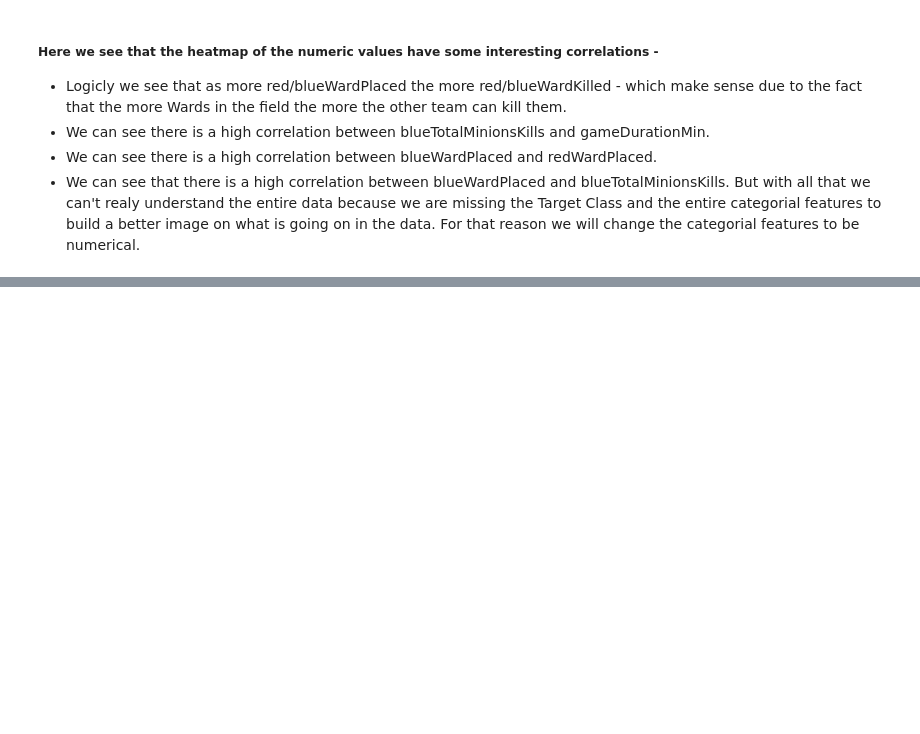
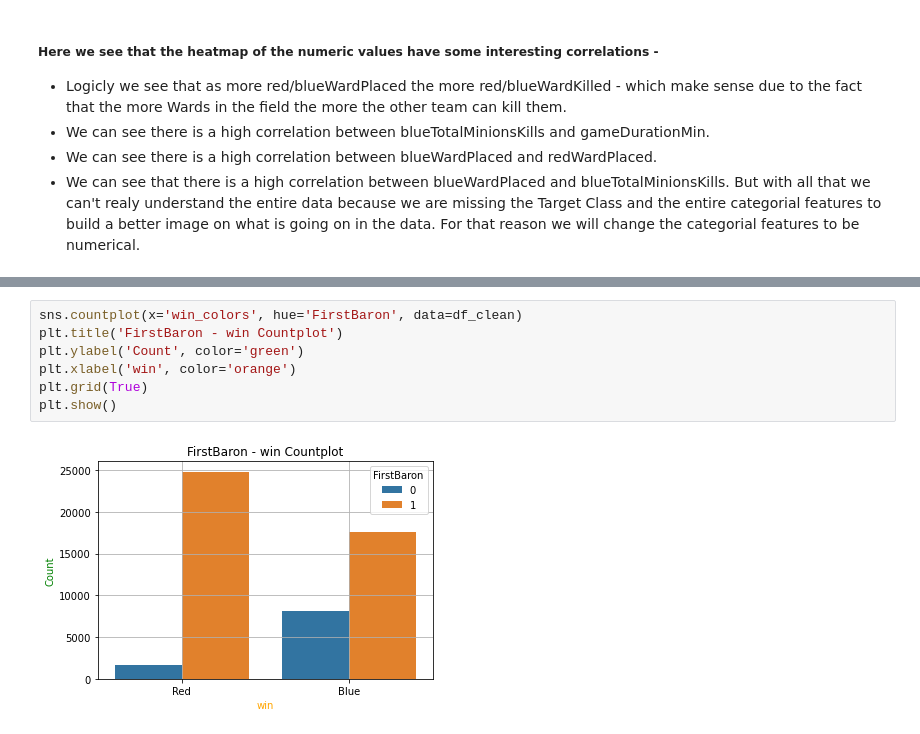
Before and after one commit to yalisofer94/Python-lol-prediction, a Jupyter notebook: lol_analysis1.ipynb, the cells around one changed output, grey strips where cells are left out. Drawn from its saved outputs; the diff is of its cells as text; blank space fills up the shorter version.

```diff
--- a/lol_analysis1.ipynb
+++ b/lol_analysis1.ipynb
@@ -343,0 +439,9 @@ For that reason we will change the categorial features to be numerical.
+# %%
+sns.countplot(x='win_colors', hue='FirstBaron', data=df_clean)
+plt.title('FirstBaron - win Countplot')
+plt.ylabel('Count', color='green')
+plt.xlabel('win', color='orange')
+plt.grid(True)
+plt.show()
+# %% [output]
+[figure, added]
```
Also changed, not shown: parts of 26 cells of this notebook, 1 other file.
